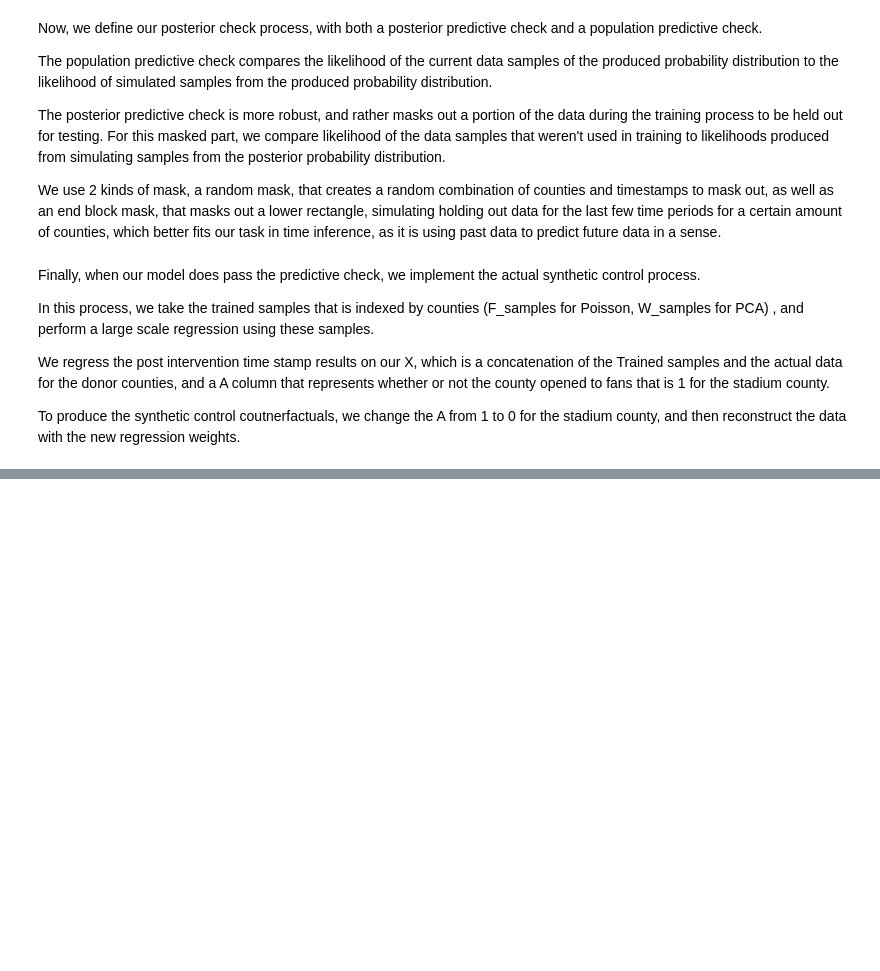
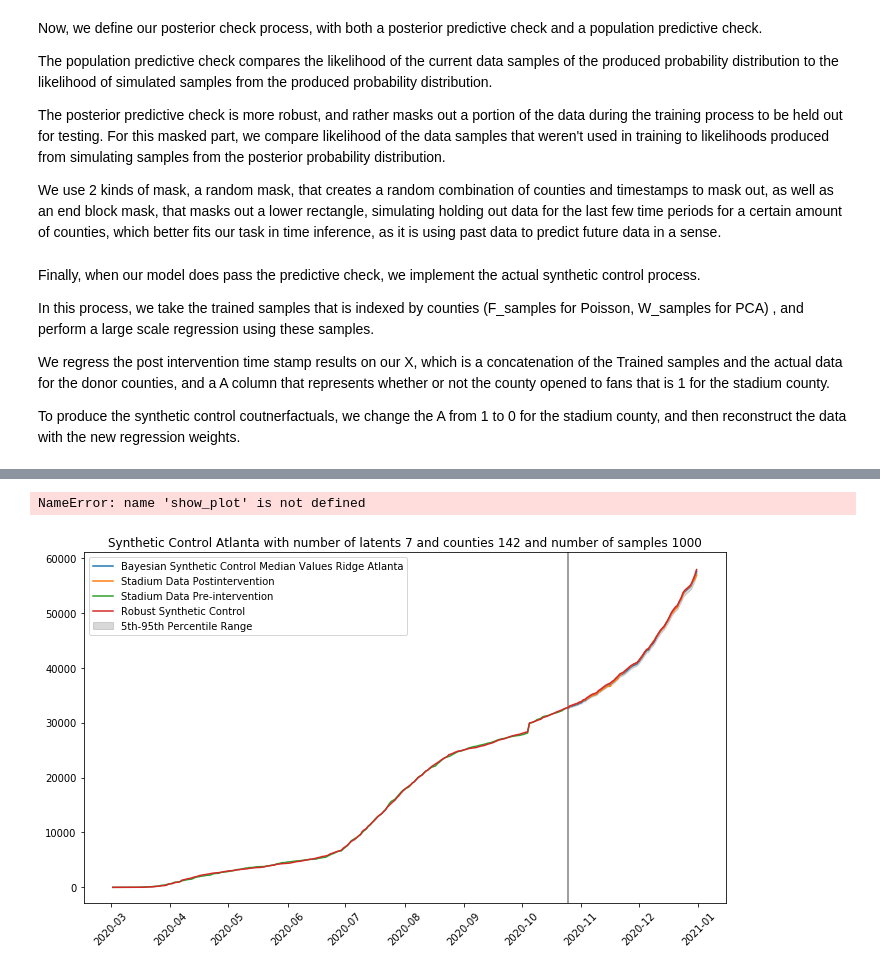
Before and after one commit to Joshuashou/Synthetic-Control-Paper-Model, a Jupyter notebook: Bayesian_SC.ipynb, the cells around one changed output, grey strips where cells are left out. Saved outputs shown, nothing was run; the diff lists cells and outputs as text; code cells hidden in the pictures; blank space fills up the shorter version.

```diff
--- a/Bayesian_SC.ipynb
+++ b/Bayesian_SC.ipynb
@@ -550,7 +550,7 @@ the data with the new regression weights.
 # %%
 from sklearn.linear_model import LinearRegression
 
-def Synthetic_control(W_samples, donor_train, stadium_train, donor_test, stadium_test, dates, team, RBSC, regression_type = 'Ridge'):
+def Synthetic_control(W_samples, donor_train, stadium_train, donor_test, stadium_test, dates, team, RBSC, regression_type = 'Ridge', save_fig = False, show_graph = False):
     #W_Samples should be size latent_dim * p
 
     #Z_samples size n * latent_dim
@@ -670,20 +670,22 @@ def Synthetic_control(W_samples, donor_train, stadium_train, donor_test, stadium
     plt.plot(dates, RBSC, label = 'Robust Synthetic Control')
     plt.title('Synthetic Control ' + str(team) + " with number of latents " + str(W_samples[0].shape[0]) + " and counties " + str(W_samples[0].shape[1]) +" and number of samples " + str(len(W_samples)))
     plt.legend()
-    plt.show()
+    #Save plot figure
+    if save_fig:
+        plt.gcf().set_size_inches(10, 6)  # Set the figure size (width, height)
+        plt.tight_layout()
+        folder = 'figures'
+        file_name = f'{team}_g_samples.npy'
+
+        save_name = f'{team}_plot.png'
+        save_path = os.path.join(folder, save_name)
+        plt.savefig(save_path)
+
+    if show_plot:
+
+        plt.show()
 
 
-
-
-    return counterfactual_outcomes_deconfound
-
-# def Poisson_synthetic_control(F_samples, donor_train, stadium_train, donor_test, stadium_test, dates, team, RBSC, regression_type = 'Ridge'):
-#     #F_samples should have shape latent_dim * donors
-
-
-#     #Same thing as PCA synthetic control, except we use F_samples as deconfounding latents.
-#     counterfactuals = PCA_synthetic_control(F_samples, donor_train, stadium_train, donor_test, stadium_test, dates, team, RBSC, regression_type)
-
-#     return counterfactuals
+    return median_values
 # %%
 #Create dictionary for latent space dimensions for each team.
@@ -773,10 +788,17 @@ def bayesian_SC_graph_pre_loaded(team_county_data, calculate_ATT = False): #Diff
     ATT_RBSC_list = []
 
     for i, (team, county, state, date) in enumerate(team_county_data):
+
+        date = ast.literal_eval(date)
+        #team = ast.literal_eval(team)
+        county = ast.literal_eval(county)
+        state = ast.literal_eval(state)
         #if team in ['Cincinnati', 'Cleveland', 'Carolina', 'Atlanta', 'Denver', 'Kansas City', 'Minnesota', 'Philadelphia', 'Seattle', 'San Francisco', 'Tennessee']:
-        if team != 'Arizona': #Arizona data not included
+        if team == 'Atlanta': #Arizona data not included
+
+
             #f_samples = torch.from_numpy(np.load(f'{team}_f_samples.npy')) F samples used for posterior check
-            g_samples = torch.from_numpy(np.load(f'Trained_Samples/{team}_g_samples.npy'))
+            g_samples = torch.from_numpy(np.load(f'{team}_g_samples.npy'))
             #f_samples = torch.from_numpy(np.load(f'Trained_Samples/{team}_f_samples.npy'))
 
             x_train, y_train, x_test, y_test, dates = get_training_data(team,county ,state, date, True, 0)
@@ -784,32 +806,35 @@ def bayesian_SC_graph_pre_loaded(team_county_data, calculate_ATT = False): #Diff
             x_train, y_train, x_test, y_test = torch.tensor(x_train.values),torch.tensor(y_train.values), torch.tensor(x_test.values), torch.tensor(y_test.values)
             synthetic_control_training = torch.cat((x_train, torch.unsqueeze(y_train,1)), dim=1)
             synthetic_control_training = synthetic_control_training.clamp(min=0)
 
             synthetic_control_training = synthetic_control_training.clamp(min=0)
-            RBSC_results = create_synthetic_graph(team, county, state, date, False, -1)
+            RBSC_results = np.load(f'RBSC_Replications/{team}_RBSC.npy')
 
-            deconfounders_ridge = Poisson_synthetic_control(g_samples, x_train, y_train, x_test, y_test, dates, team, RBSC_results, regression_type='Ridge', save_fig = True)
+            deconfounders_ridge = Synthetic_control(g_samples, x_train, y_train, x_test, y_test, dates, team, RBSC_results, regression_type='Ridge', save_fig = True)
             #deconfounders_lasso = Poisson_synthetic_control(g_samples, x_train, y_train, x_test, y_test, dates, team, RBSC_results, regression_type='Lasso')
 
             #post_check = posterior_predictive_check(f_samples @ g_samples, synthetic_control_training.round().to(torch.int64),'Poisson')
 
             if calculate_ATT:
                 ATT_RBSC_list.append(RBSC_results)
                 ATT_Bayesian_list.append(deconfounders_ridge)
 
 #             posterior_check = posterior_predictive_check(f_samples @ g_samples, synthetic_control_training.round().to(torch.int64),'Poisson')
 #             print(posterior_check)
 
 #     min_len = min(len(lst) for lst in ATT_Bayesian_list)
 #     truncated_lists = [lst[:min_len] for lst in ATT_Bayesian_list]
 #     Bayesian_transposed= np.array(truncated_lists).T
 #     ATT_Bayesian = np.mean(Bayesian_transposed, axis=0)
 
 #     min_len = min(len(lst) for lst in ATT_bayesian_list)
 #     truncated_lists = [lst[:min_len] for lst in ATT_Bayesian_list]
 #     RBSC_transposed= np.array(truncated_lists).T
 #     ATT_RBSC = np.mean(Bayesian_transposed, axis=0)
 
     return 1,2# ATT_Bayesian, ATT_RBSC
 
 ATT_Bayesian, Att_RBSC = bayesian_SC_graph_pre_loaded(zipped_input, False)
+# %% [output]
+NameError: name 'show_plot' is not defined
+[figure, added]
```
Also changed, not shown: parts of 2 cells of this notebook, 1 other file.
